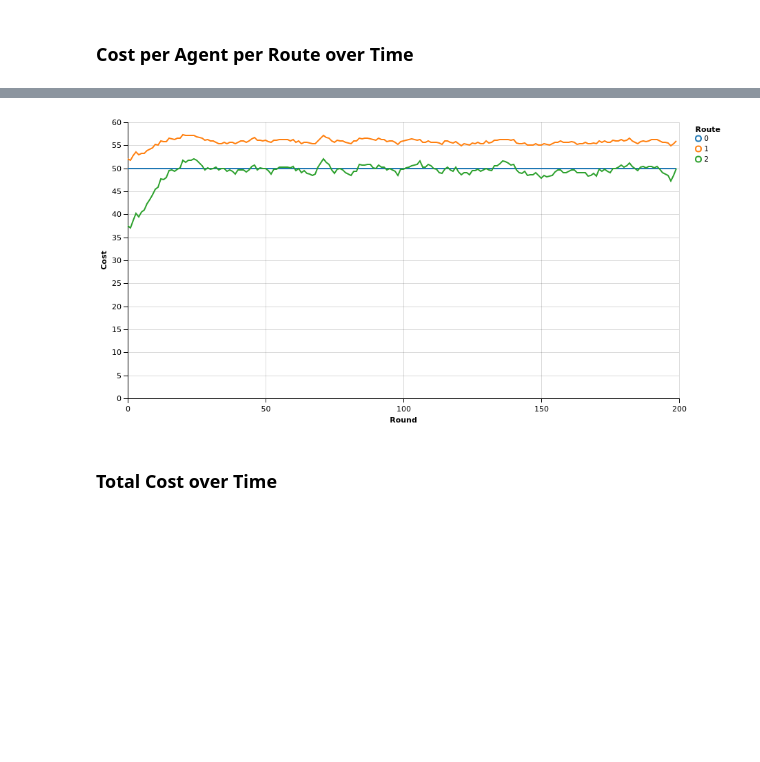
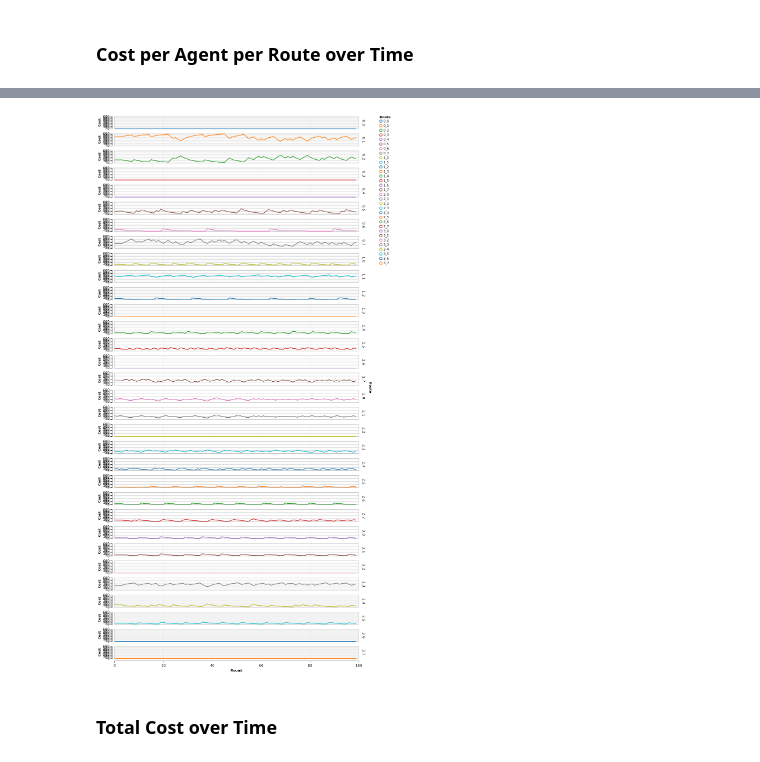
Before and after one commit to ksheng-/TrafficFlowSimulator, a Jupyter notebook: Simulator.ipynb, the cells around one changed output, grey strips where cells are left out. Saved outputs shown, nothing was run; the diff lists cells and outputs as text; code cells hidden in the pictures; blank space fills up the shorter version.

```diff
--- a/Simulator.ipynb
+++ b/Simulator.ipynb
@@ -20,7 +20,7 @@ def get_route_choices(agents, route_count):
     return choices, route_traveller_counts
 
 def get_route_costs(roads, choices, route_traveller_counts):
-    road_traveller_counts = {i[0]: (j[1], i[1]) \
+    road_traveller_counts = {i[0]: np.dot(j[1], i[1]) \
         for i, j in zip(route_traveller_counts.items(), route_to_road.items())}
     #list(map(lambda count, road: road.add_travellers(count), road_traveller_counts[:,0], roads))
     #road_costs = np.array(list(map(lambda road: road.report_cost(), roads)))[:, np.newaxis]
@@ -33,7 +33,7 @@ def give_costs(agents, route_costs):
 def get_reports(trpf_agents, trpf, choices, excess_traveller_counts):
     reports = list(map(lambda agent, excess: agent.report_congestion(excess),\
         trpf_agents, repeat(excess_traveller_counts)))
-    list(map(lambda route, report: trpf.recieve_report(route, report), choices, reports))
+    list(map(lambda report: trpf.recieve_report(*report), reports))
 
 def give_trpfs(trpf_agents, route_trpfs):
     list(map(lambda agent, trpf: agent.recieve_trpf(trpf), trpf_agents, repeat(route_trpfs)))
@@ -48,5 +39,0 @@ np.dot(np.arange(8), route_traveller_counts[1])
-# %%
-choices, route_traveller_counts = get_route_choices(agents, routes)
-
-excess_traveller_counts = {i[0]: np.absolute(i[1]-j[1]) for i, j in zip(route_traveller_counts.items(), \
-    route_opts.items())}
@@ -155,7 +134,7 @@ while trpf.start_new_round():
 
     route_costs = get_route_costs(roads, choices, route_traveller_counts)
 
-    give_costs(agents, choices, route_costs)
+    give_costs(agents, route_costs)
 
     get_reports(agents, trpf, choices, excess_traveller_counts)
 
@@ -163,9 +142,10 @@ while trpf.start_new_round():
     give_trpfs(trpf_agents, route_trpfs)
 
     # Save the choices
-    for route in range(route_count):
-        route_cost = route_costs[route,0]
-        route_trpf = route_trpfs[route]
-        route_traveller_count = route_traveller_counts[route,0]
+    for trip, trip_routes in routes.items():
+        for route in trip_routes:
+            route_cost = route_costs[trip][route]
+            route_trpf = route_trpfs[trip][route]
+            route_traveller_count = route_traveller_counts[trip][route]
 
-        data.loc[data.shape[0]] = [route, route_traveller_count, route_cost, route_trpf, trpf.current_round]
+            data.loc[data.shape[0]] = [trip, route, route_traveller_count, route_cost, route_trpf, trpf.current_round]
@@ -177,8 +176,9 @@ TypeError: unsupported operand type(s) for *: 'dict' and 'dict'
 ### Statistics
 # %%
 # Drop the first 200 rounds, Trpf and Round Columns
-data['TotalCost'] = data.Count * data.Cost /
-data_by_routes = data.drop(['Round', 'Trpf'], axis=1).groupby('Route')
+data.Route = data.Trip.apply(int).apply(str) + '_' + data.Route.apply(int).apply(str)
+data['AverageCost'] = data.Count * data.Cost / sum(agent_counts)
+data_by_routes = data.drop(['Round', 'Trpf', 'Trip'], axis=1).groupby('Route')
 
 means = data_by_routes.mean()
 means.columns = ['CountMean', 'CostMean', 'TotalCostMean']
@@ -207,11 +241,11 @@ chart.configure_cell(height=400, width=800)
 # %% [markdown]
 ### Cost per Agent per Route over Time
 # %%
-chart = Chart(data).mark_line().encode(x='Round:Q', y='Cost:Q', color='Route:N')
-chart.configure_cell(height=400, width=800)
+chart = Chart(data).mark_line().encode(x='Round:Q', y='Cost:Q', color='Route:N', row='Route:N')
+chart.configure_cell(height=40, width=800)
 # %% [output]
 [interactive output not drawn]
-[figure, old version]
+[figure, new version]
 # %% [markdown]
 ### Total Cost over Time
 # %%
```
Also changed, not shown: parts of 13 cells of this notebook, 1 other file.
